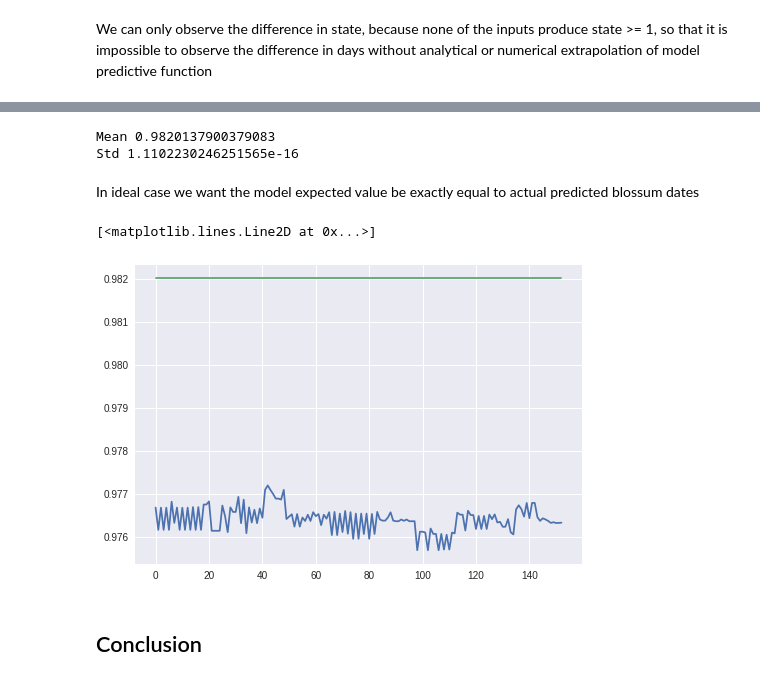
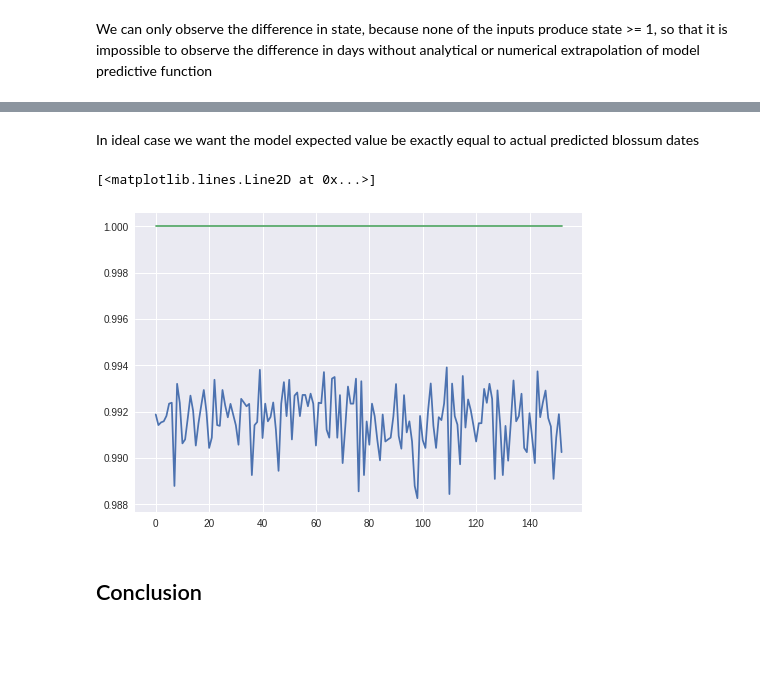
Before and after one commit to olegtaratuhin/soy_modeling, a Jupyter notebook: soya_modeling.ipynb, the cells around one changed output, grey strips where cells are left out. Cells and saved outputs as stored; diff of their text form; code cells hidden in the pictures; blank space fills up the shorter version.

```diff
--- a/soya_modeling.ipynb
+++ b/soya_modeling.ipynb
@@ -277,4 +293,4 @@ del model
 # %%
 from keras.models import load_model
 
-model = load_model('keras-model.h5')
+model = load_model('soy_blossum_model.h5')
@@ -317,17 +361,11 @@ Std 0.000289523318887976
-# %%
-print("Mean", np.mean(blossum_dates_data['state']))
-print("Std", np.std(blossum_dates_data['state']))
-# %% [output]
-Mean 0.9820137900379083
-Std 1.1102230246251565e-16
 # %% [markdown]
 In ideal case we want the model expected value be exactly equal to actual predicted blossum dates
 # %%
 plt.plot([x for x in range(len(predicted_blossum))], predicted_blossum)
-plt.plot([x for x in range(len(blossum_dates_data['state'].values))], blossum_dates_data['state'].values)
+plt.plot([x for x in range(len(blossum_dates_dataset['state'].values))], blossum_dates_dataset['state'].values)
 # %% [output]
 [<matplotlib.lines.Line2D at 0x...>]
-[figure, old version]
+[figure, new version]
 # %% [markdown]
 ## Conclusion
 # %% [markdown]
```
Also changed, not shown: parts of 15 cells of this notebook.
